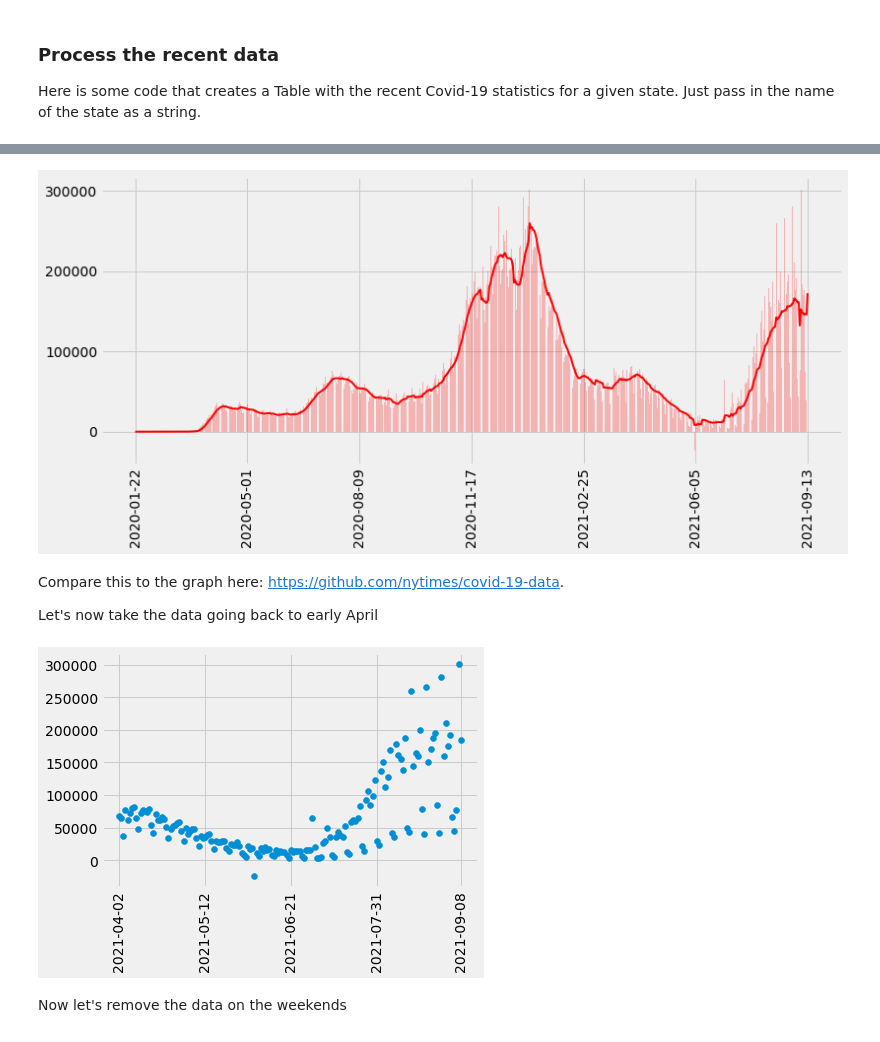
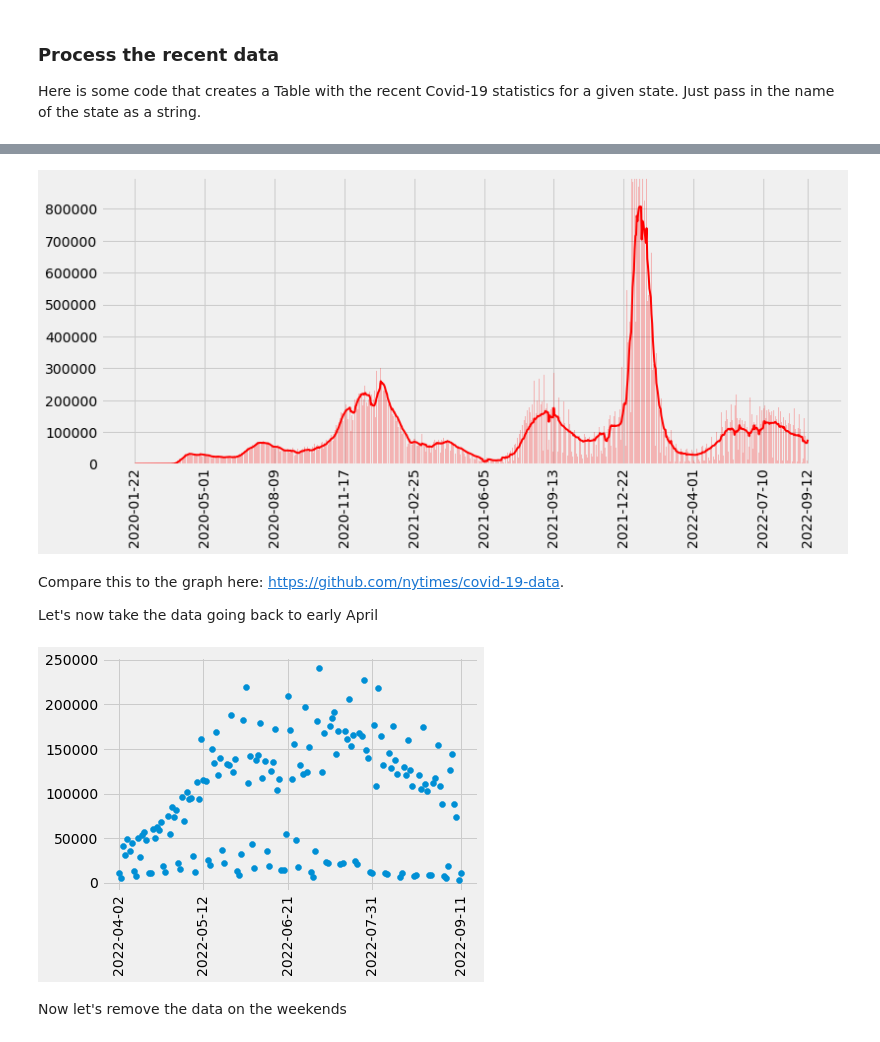
Before and after one commit to YData123/sds265-fa22, a Jupyter notebook: demos/covid-trends/covid-trends-revisited.ipynb, the cells around one changed output, grey strips where cells are left out. Cells and saved outputs as stored; diff of their text form; code cells hidden in the pictures.

```diff
--- a/demos/covid-trends/covid-trends-revisited.ipynb
+++ b/demos/covid-trends/covid-trends-revisited.ipynb
@@ -107,25 +107,26 @@ cvd19.describe()
 # %%
 plt.figure(figsize=(12,5))
 plt.bar(cvd19.index, cvd19['new cases'], color='red', alpha=.25)
 plt.plot(cvd19.index, cvd19['7-day avg'], color='red', linewidth=2)
 plt.xlabel('')
-_ = plt.xticks(cvd19.index[[0, 100, 200, 300, 400, 500, len(dates)-1]], rotation=90)
-_ = plt.yticks(np.linspace(0, 300000, 4))
+_ = plt.xticks(cvd19.index[list(np.arange(0, 1000, 100)) + [len(dates)-1]], rotation=90)
+_ = plt.yticks(np.arange(0, 800001, 100000))
+_ = plt.ylim(0, 900000)
 # %% [output]
-[figure, old version]
+[figure, new version]
 # %% [markdown]
 Compare this to the graph here: [https://github.com/nytimes/covid-19-data](https://www.nytimes.com/interactive/2020/us/coronavirus-us-cases.html).
 
 
 Let's now take the data going back to early April
 # %%
-recent = cvd19[(cvd19.index > '2021-04-01') & (cvd19.index < '2021-09-09')]
+recent = cvd19[(cvd19.index > '2022-04-01') & (cvd19.index < '2022-09-12')]
 y = recent['new cases']
 dates = recent.index
 plt.scatter(dates, y)
 _ = plt.xticks(dates[[0, 40, 80, 120, len(dates)-1]], rotation=90)
 # %% [output]
-[figure, old version]
+[figure, new version]
 # %% [markdown]
 Now let's remove the data on the weekends
 # %%
```
Also changed, not shown: parts of 9 cells of this notebook.
